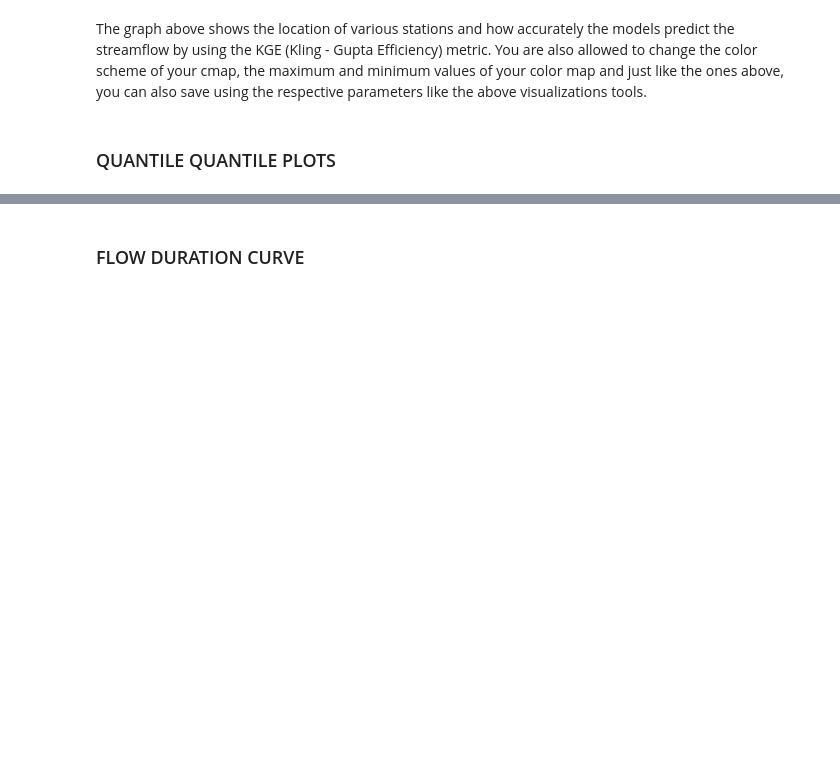
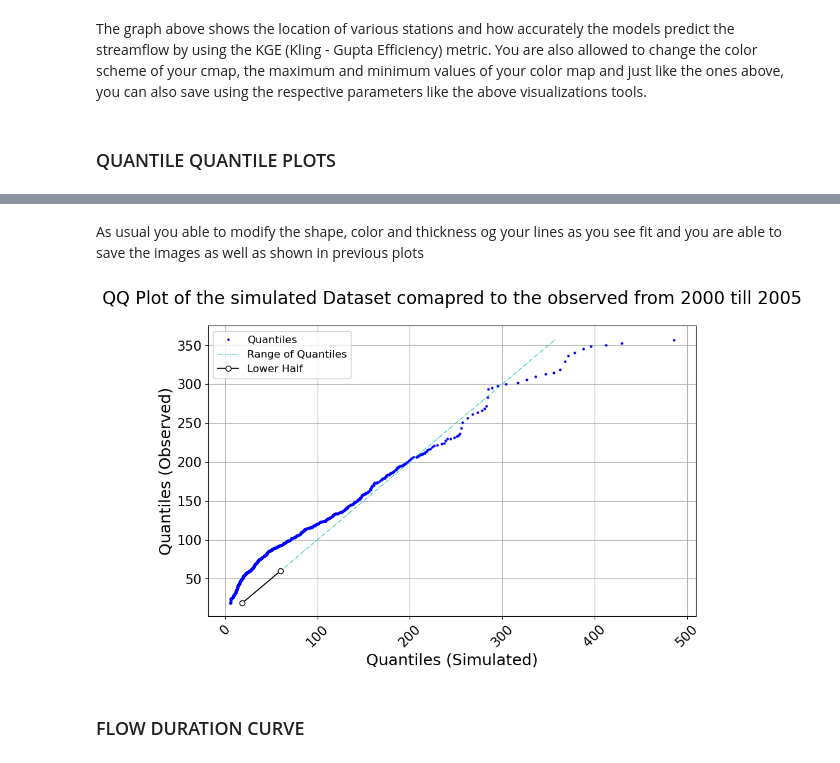
Before and after one commit to UchechukwuUdenze/NHS_PostProcessing, a Jupyter notebook: docs/source/notebooks/tutorial-visualizations.ipynb, the cells around one changed output, grey strips where cells are left out. Cells and saved outputs as stored; diff of their text form; code cells hidden in the pictures; blank space fills up the shorter version.

```diff
--- a/docs/source/notebooks/tutorial-visualizations.ipynb
+++ b/docs/source/notebooks/tutorial-visualizations.ipynb
@@ -261,2 +286,21 @@ The graph above shows the location of various stations and how accurately the mo
+# %% [markdown]
+As usual you able to modify the shape, color and thickness og your lines as you see fit and you are able to save the images as well as shown in previous plots
+# %%
+visuals.qqplot(
+    merged_df =DATAFRAMES["DF"]['2000-01-01':'2005-12-31'].iloc[:, [16, 17]],
+    linestyle = ['bo','c-.','k-'],
+    labels=["Quantiles (Simulated)", "Quantiles (Observed)"],
+    title="QQ Plot of the simulated Dataset comapred to the observed from 2000 till 2005",
+    linewidth = [.75, 1.25],
+    legend = True,
+    quantile = [0, 50],
+    q_labels= ['Quantiles','Range of Quantiles','Lower Half'],
+    grid = True,
+#     save=True,
+#     save_as="qqplot_example",
+#     dir = '../Figures'
+)
+# %% [output]
+[figure, added]
 # %% [markdown]
 ### FLOW DURATION CURVE
```
Also changed, not shown: parts of 4 cells of this notebook, 6 other files.
